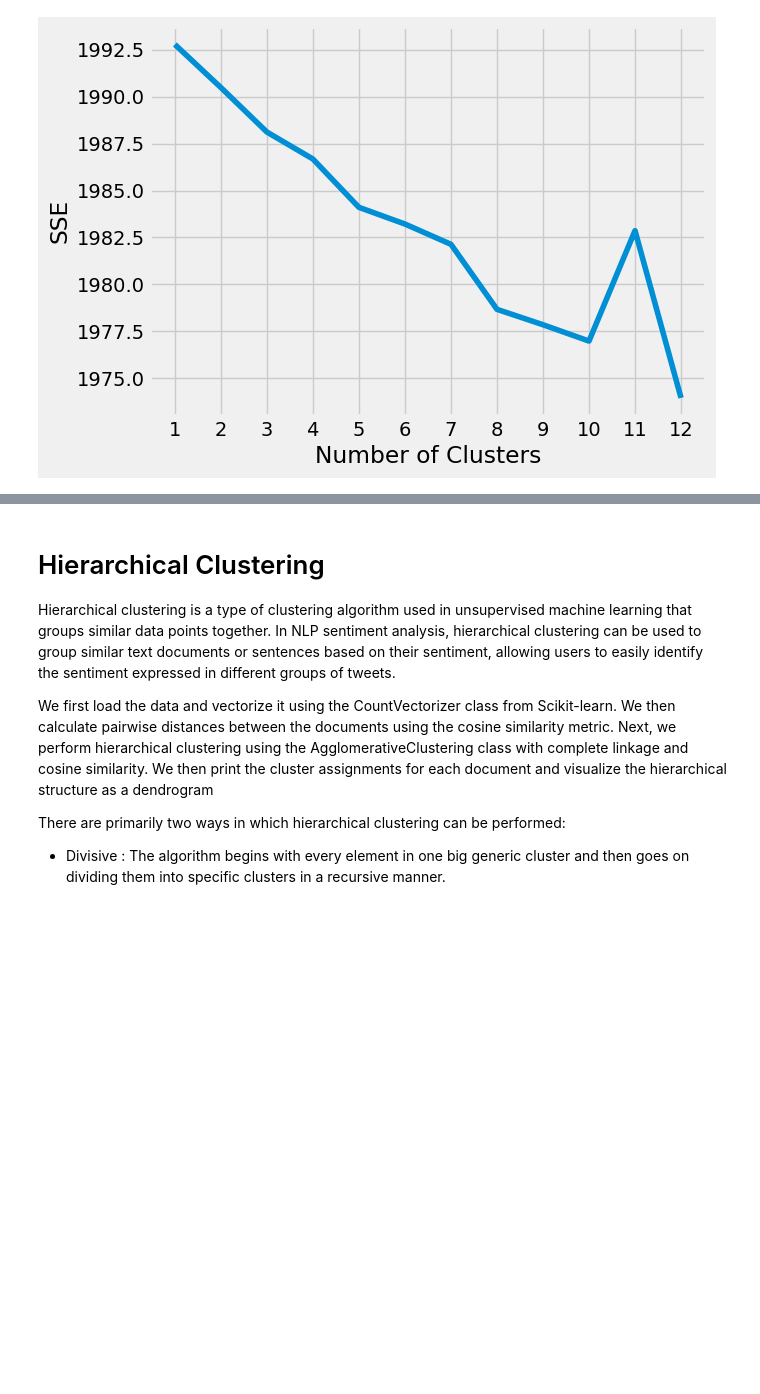
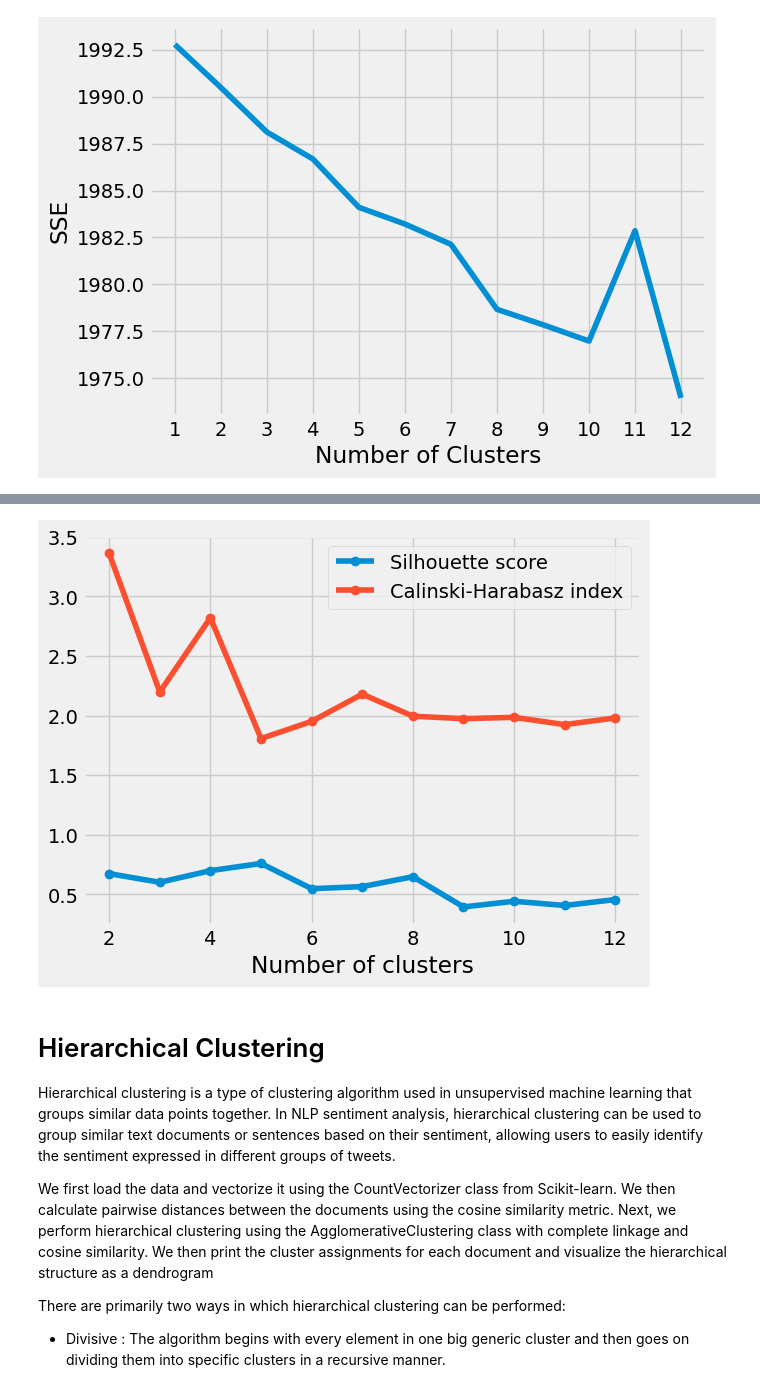
Before and after one commit to thaaoliveira1/Sentiment-Analysis-Twitter-Python, a Jupyter notebook: Second Part Report Official.ipynb, the cells around one changed output, grey strips where cells are left out. Cells and saved outputs as stored; diff of their text form; code cells hidden in the pictures; blank space fills up the shorter version.

```diff
--- a/Second Part Report Official.ipynb
+++ b/Second Part Report Official.ipynb
@@ -502,3 +522,62 @@ plt.show()
+# %%
+# This code uses Scikit-learn (sklearn) library to perform Mini-Batch K-Means clustering on a set of training data (represented as X_train_vec)
+# and evaluate the quality of clustering for different cluster sizes using silhouette score and Calinski-Harabasz index.
+
+from sklearn.metrics import silhouette_score, calinski_harabasz_score
+# Imports two evaluation metrics: silhouette_score and calinski_harabasz_score from the sklearn.metrics module.
+
+# define a range of cluster sizes
+cluster_sizes = range(2, 13)
+# Defines a range of cluster sizes to try.
+
+# create empty lists to store the scores
+silhouette_scores = []
+ch_scores = []
+# Creates two empty lists to store the resulting silhouette scores and Calinski-Harabasz scores.
+
+# loop over the cluster sizes
+for n_clusters in cluster_sizes:
+# Loops over each value in cluster_sizes.
+
+    # instantiate the Mini-Batch K-Means model
+    kmeans = MiniBatchKMeans(n_clusters=n_clusters, init='k-means++', n_init=1,
+                             init_size=1000, batch_size=1000, verbose=False, max_iter=1000)
+    # Instantiates a Mini-Batch K-Means clustering model with the specified number of clusters (n_clusters),
+    # and other parameters like initialization method, initial batch size, maximum number of iterations, etc.
+
+
+    # fit the model to the data
+    kmeans.fit(X_train_vec)
+# Fits the K-Means model to the training data X_train_vec.
+
+    # compute the cluster assignments and distances
+    labels = kmeans.predict(X_train_vec)
+    distances = kmeans.transform(X_train_vec)
+# Computes the cluster assignments and distances of each data point to its assigned centroid.
+
+
+    # compute the silhouette coefficient and Calinski-Harabasz index
+    silhouette = silhouette_score(distances, labels)
+    ch = calinski_harabasz_score(X_train_vec.toarray(), labels)
+# Computes the silhouette score and the Calinski-Harabasz index using the cluster assignments and distances.
+
+
+    # append the scores to the corresponding lists
+    silhouette_scores.append(silhouette)
+    ch_scores.append(ch)
+# Appends the silhouette score and the Calinski-Harabasz index to their corresponding lists.
+
+
+# plot the scores as a function of the number of clusters
+import matplotlib.pyplot as plt
+
+plt.plot(cluster_sizes, silhouette_scores, 'o-', label='Silhouette score')
+plt.plot(cluster_sizes, ch_scores, 'o-', label='Calinski-Harabasz index')
+plt.xlabel('Number of clusters')
+plt.legend()
+plt.show()
+# %% [output]
+[figure, added]
 # %% [markdown]
 # Hierarchical Clustering
 
```
Also changed, not shown: parts of 2 cells of this notebook.
